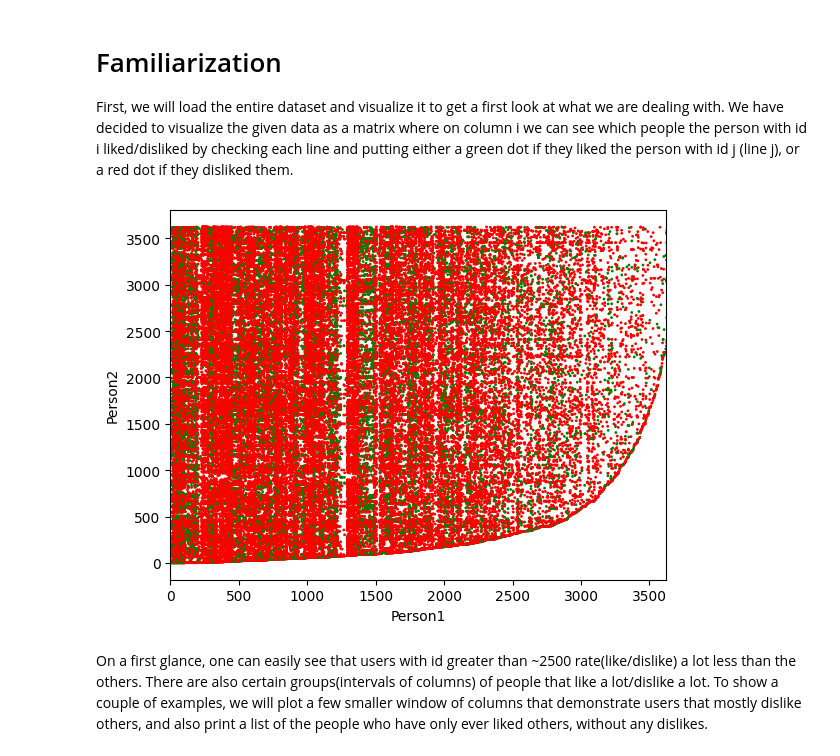
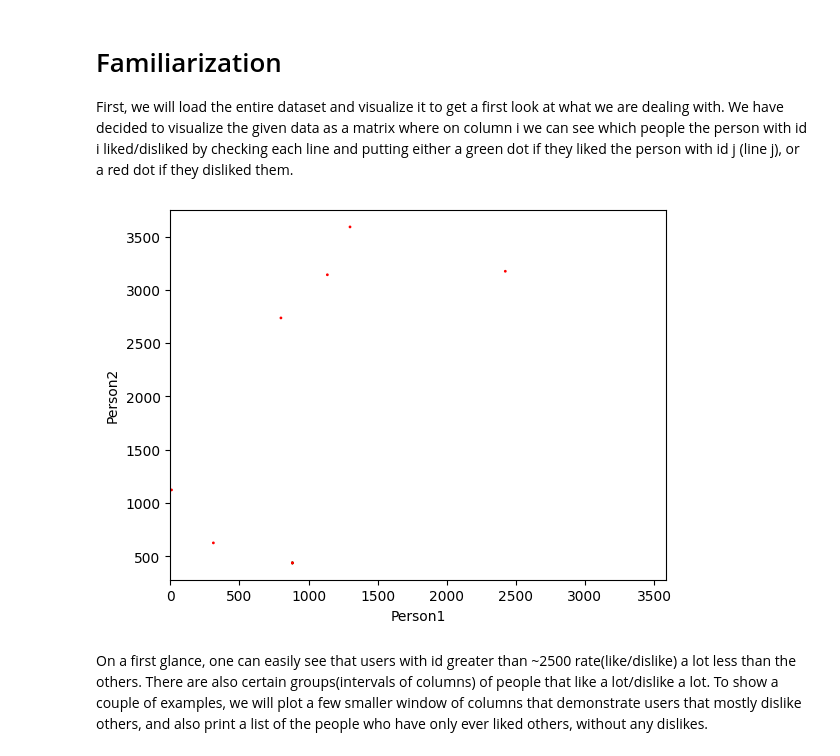
Before and after one commit to SirbayC/Recommender-System-NMF-MinHash, a Jupyter notebook: RSNM.ipynb, the cells around one changed output. Cells and saved outputs as stored; diff of their text form; code cells hidden in the pictures.

```diff
--- a/RSNM.ipynb
+++ b/RSNM.ipynb
@@ -9,34 +9,34 @@ import matplotlib.pyplot as plt
 
 First, we will load the entire dataset and visualize it to get a first look at what we are dealing with. We have decided to visualize the given data as a matrix where on column i we can see which people the person with id i liked/disliked by checking each line and putting either a green dot if they liked the person with id j (line j), or a red dot if they disliked them.
 # %%
-train_file_path = 'lab2_train.csv'
+train_file_path = 'simple_train.csv'
 
 pd.set_option('display.max_rows', None)
 train_data = pd.read_csv(train_file_path, delimiter=',', skipinitialspace= True)
 #dropping the column related to matches as is mentioned in the assignment description
 train_data = train_data.drop('is_match',axis=1)
 
 def visualize_data(df, window=None, title=None):
     if window is None:
         start_index = 0
         end_index = train_data['user_to_id'].max()
     else:
         start_index, end_index = window
     plt.scatter(df['user_from_id'], df['user_to_id'], c=df['is_like'].map({True: 'green', False: 'red'}),s=1)
 
     plt.xlim(start_index,end_index)
 
     plt.xlabel('Person1')
     plt.ylabel('Person2')
 
     if title is not None:
         plt.title(title)
 
     plt.show()
 
 visualize_data(train_data)
 # %% [output]
-[figure, old version]
+[figure, new version]
 # %% [markdown]
 On a first glance, one can easily see that users with id greater than ~2500 rate(like/dislike) a lot less than the others. There are also certain groups(intervals of columns) of people that like a lot/dislike a lot. To show a couple of examples, we will plot a few smaller window of columns that demonstrate users that mostly dislike others, and also print a list of the people who have only ever liked others, without any dislikes.
 # %%
```
Also changed, not shown: parts of 3 cells of this notebook, 1 other file.
